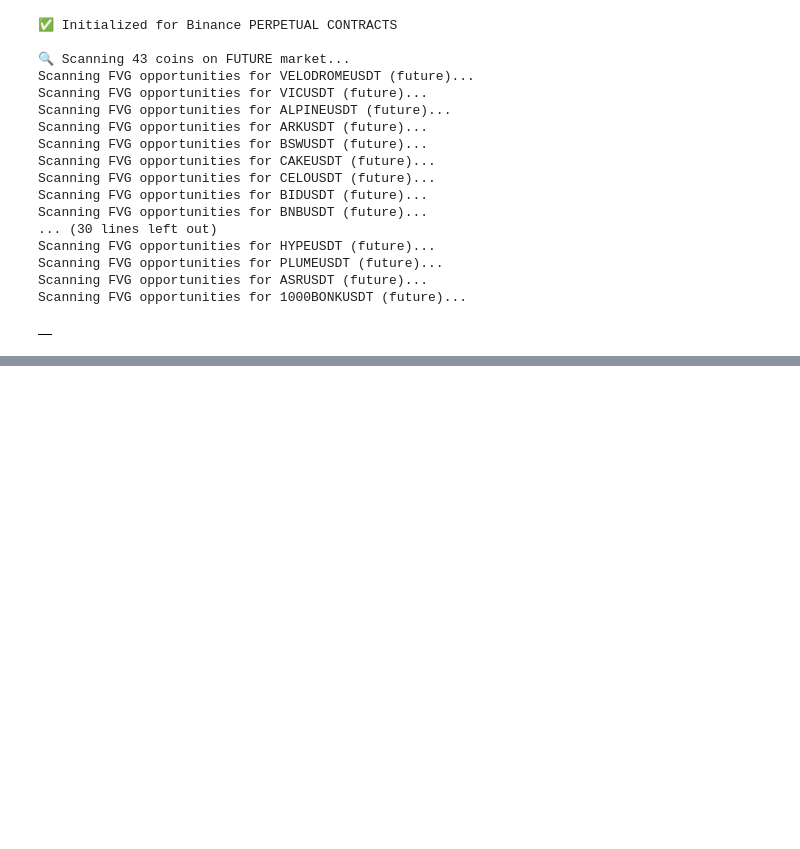
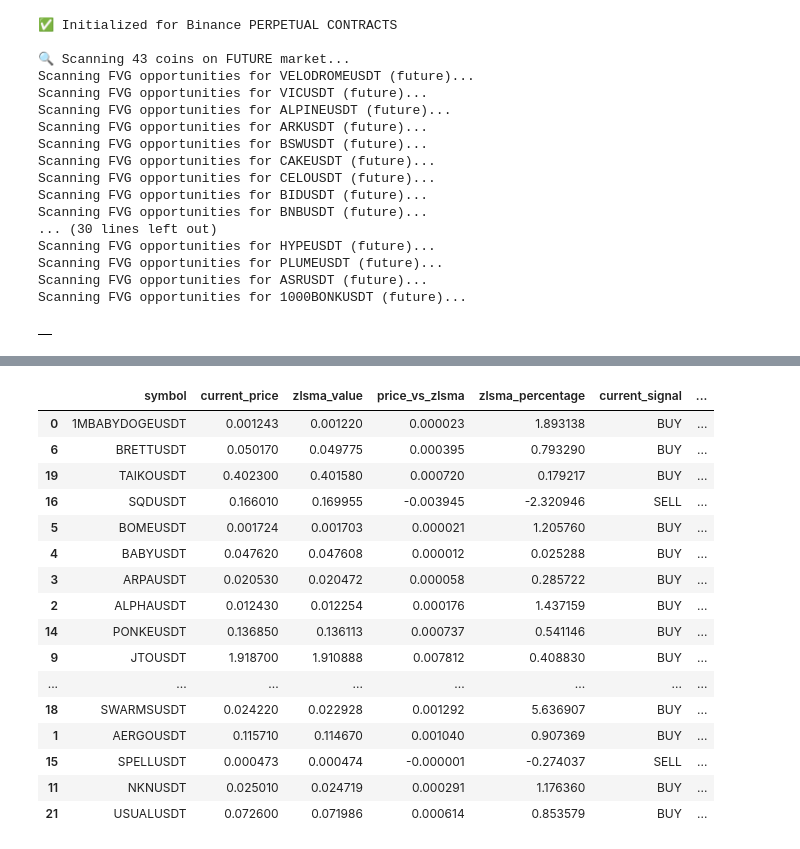
Before and after one commit to Arupreza/CrypBot, a Jupyter notebook: Future/Live_Trade_Future.ipynb, the cells around one changed output, grey strips where cells are left out. Cells and saved outputs as stored; diff of their text form; code cells hidden in the pictures; blank space fills up the shorter version.

```diff
--- a/Future/Live_Trade_Future.ipynb
+++ b/Future/Live_Trade_Future.ipynb
@@ -488,4 +60,0 @@ Signals: [0 0 0 0 0 0 0 1 1 1]
-# %%
-x=results_Chandlier_zlsm_short[results_Chandlier_zlsm_short['current_price'] <= 10]
-x=x[x['signal_candles_count'] >= 2]
-x
@@ -720,0 +722,11 @@ perp_longs
+# %%
+symbols = ['BTC', 'ETH', 'BNB', 'ADA', 'SOL', 'DOT', 'MATIC', 'LINK', 'AVAX', 'ATOM']
+# %%
+results = scan_perpetual_simple(
+        symbols=symbols,
+        timeframe='15m',
+        zlsma_length=200,      # ZLSMA period
+        zlsma_limit=500,       # Candles for ZLSMA calculation
+        momentum_limit=100,    # Candles for momentum analysis
+        trade_type='both'      # 'long', 'short', or 'both'
+    )
@@ -720,0 +2078,16 @@ perp_longs
+# %%
+custom_coins = ['BTC', 'ETH', 'ADA', 'DOT', 'LINK', 'AVAX', 'MATIC', 'ATOM', 'NEAR', 'FTM']
+
+# Example 1: Scan for both buy and sell signals
+print("=== SCANNING PERPETUAL FUTURES FOR BOTH BUY AND SELL SIGNALS ===")
+results_both = scan_multiple_coins(
+    coin_list=active_symbols,
+    timeframe='15m',
+    chandelier_limit=200,
+    zlsma_limit=500,
+    atr_period=1,
+    atr_multiplier=2.0,
+    zlsma_length=200,
+    max_signal_candles=3,
+    signal_type='both'
+)
@@ -720,0 +2112,20 @@ perp_longs
+# %%
+results_both
+# %% [output]
+|  | symbol | current_price | zlsma_value | price_vs_zlsma | zlsma_percentage | current_signal | ... |
+| 0 | 1MBABYDOGEUSDT | 0.001243 | 0.001220 | 0.000023 | 1.893138 | BUY | ... |
+| 6 | BRETTUSDT | 0.050170 | 0.049775 | 0.000395 | 0.793290 | BUY | ... |
+| 19 | TAIKOUSDT | 0.402300 | 0.401580 | 0.000720 | 0.179217 | BUY | ... |
+| 16 | SQDUSDT | 0.166010 | 0.169955 | -0.003945 | -2.320946 | SELL | ... |
+| 5 | BOMEUSDT | 0.001724 | 0.001703 | 0.000021 | 1.205760 | BUY | ... |
+| 4 | BABYUSDT | 0.047620 | 0.047608 | 0.000012 | 0.025288 | BUY | ... |
+| 3 | ARPAUSDT | 0.020530 | 0.020472 | 0.000058 | 0.285722 | BUY | ... |
+| 2 | ALPHAUSDT | 0.012430 | 0.012254 | 0.000176 | 1.437159 | BUY | ... |
+| 14 | PONKEUSDT | 0.136850 | 0.136113 | 0.000737 | 0.541146 | BUY | ... |
+| 9 | JTOUSDT | 1.918700 | 1.910888 | 0.007812 | 0.408830 | BUY | ... |
+| ... | ... | ... | ... | ... | ... | ... | ... |
+| 18 | SWARMSUSDT | 0.024220 | 0.022928 | 0.001292 | 5.636907 | BUY | ... |
+| 1 | AERGOUSDT | 0.115710 | 0.114670 | 0.001040 | 0.907369 | BUY | ... |
+| 15 | SPELLUSDT | 0.000473 | 0.000474 | -0.000001 | -0.274037 | SELL | ... |
+| 11 | NKNUSDT | 0.025010 | 0.024719 | 0.000291 | 1.176360 | BUY | ... |
+| 21 | USUALUSDT | 0.072600 | 0.071986 | 0.000614 | 0.853579 | BUY | ... |
```
Also changed, not shown: parts of 41 cells of this notebook, 1 other file.
